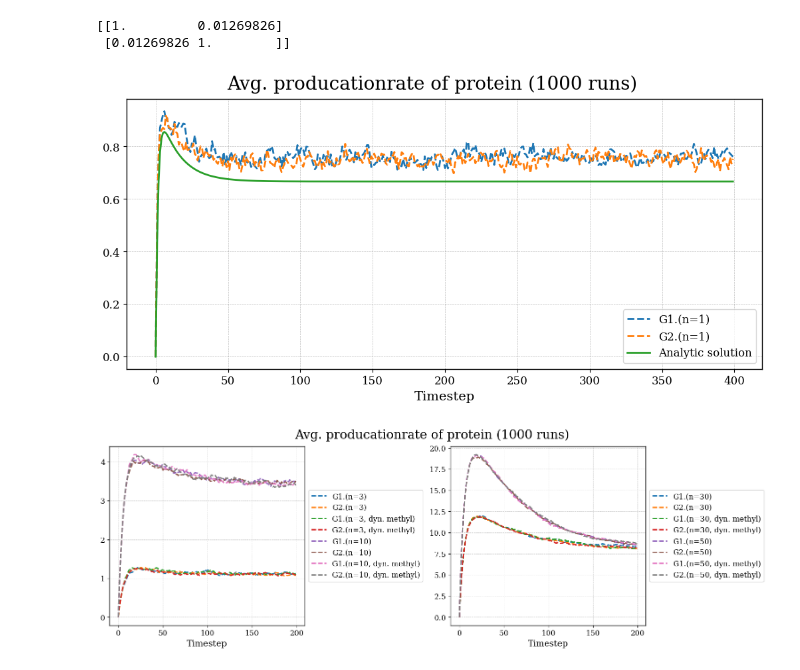
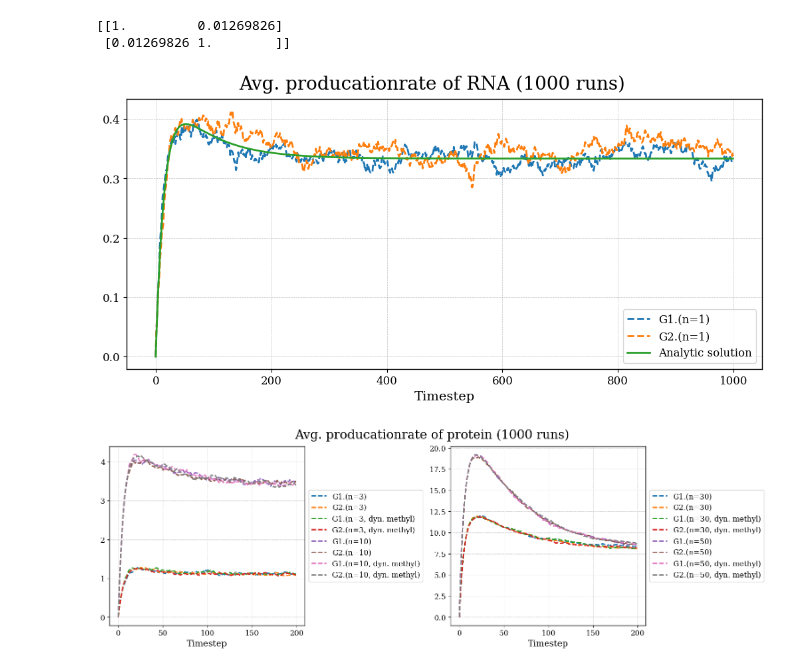
Before and after one commit to RicemanBoy/trafficRNA, a Jupyter notebook: trafficRNA.ipynb, the cells around one changed output. Cells and saved outputs as stored; diff of their text form; code cells hidden in the pictures.

```diff
--- a/trafficRNA.ipynb
+++ b/trafficRNA.ipynb
@@ -180,17 +180,19 @@ from utils.simulation import *
 # %%
 #Work here with the defined classes in simulation2.py
 
-n = 2
+n = 1
 
-p1, m_on, m_off = 0.3, 0.05, 0.05
+p1, m_on, m_off = 0.03, 0.01, 0.01
 
 # gene1 = gene(3, boxes, p1, p2)
 # gene2 = gene(3, boxes, p1, p2)
 
-simu = simulation(timesteps=400)
+steps = 1000
+
+simu = simulation(timesteps=steps)
 
 avg1, std1, avg2, std2, corr = simu.average(n, p1, m_on, m_off, 1000, m_switch=False)
-avg1m, std1m, avg2m, std2m, corrm = simu.average(n, p1, m_on, m_off, 1000, m_switch=True)
+#avg1m, std1m, avg2m, std2m, corrm = simu.average(n, p1, m_on, m_off, 1000, m_switch=True)
 # %%
 def analytic(length: int, p_on:float, p_off: float, timesteps: int):
     x = [i for i in range(timesteps)]
@@ -206,36 +208,36 @@ def analytic_meth(length: int, p_on:float, p_off: float, m_on: float, m_off: flo
     y = []
     k, m = p_on+p_off, m_on+m_off
 
     a = p_on*(m-m_on)
     b = -k*m + m_on*p_on
     c = m + k
     g_1, g_2 = (-c+np.sqrt(c**2+4*b))/2, (-c-np.sqrt(c**2+4*b))/2
     c_1 = ((g_2*a - p_on*b)/(b*(g_2-g_1)))
     for i in x:
         theta = c_1*np.exp(g_1*i) + (a/b - c_1)*np.exp(g_2*i) - a/b
         solution = length*theta
         y.append(solution)
     return x,y
 
 time = simu.timeline
 
-x,y = analytic_meth(n, p_on=p1, p_off=p1, m_on=m_on, m_off=m_off, timesteps = 400)
+x,y = analytic_meth(n, p_on=p1, p_off=p1, m_on=m_on, m_off=m_off, timesteps = steps)
 
 fig, ax1 = plt.subplots(figsize=(10,5))
 
 ax1.plot(time, avg1, label="G1.(n=1)", linestyle="--")
 ax1.plot(time, avg2, label="G2.(n=1)", linestyle="--")
 
 ax1.plot(x,y, label="Analytic solution")
 
 ax1.set_xlabel("Timestep")
 # ax1.set_title("Avg. producationrate of protein (1000 shots)")
 # ax2.set_title("Avg. producationrate of protein (1000 shots)")
-plt.suptitle("Avg. producationrate of protein (1000 runs)", fontsize=20)
+plt.suptitle("Avg. producationrate of RNA (1000 runs)", fontsize=20)
 plt.legend()
 plt.show()
 # %% [output]
-[figure, old version]
+[figure, new version]
 # %%
 n = 50
 
```
Also changed, not shown: 1 other file.
